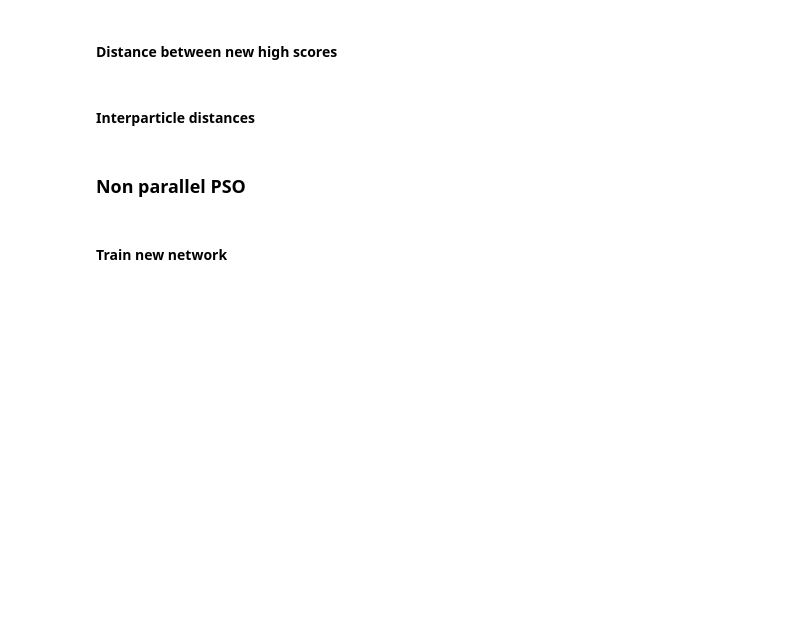
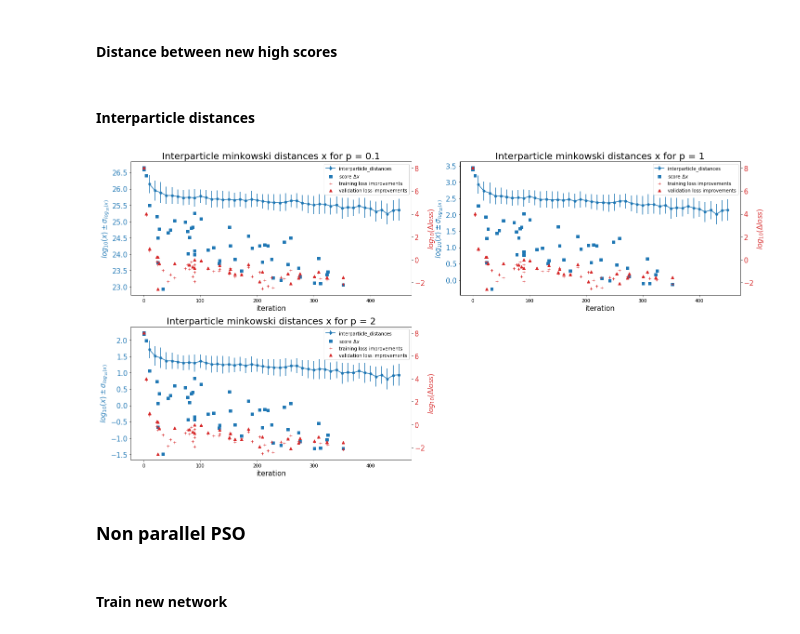
Before and after one commit to magnus-lindstrom/masters-project-galaxy-formation, a Jupyter notebook: code/pso_code/pso_general_purpose_notebook.ipynb, the cells around one changed output. Saved outputs shown, nothing was run; the diff lists cells and outputs as text; code cells hidden in the pictures; blank space fills up the shorter version.

```diff
--- a/code/pso_code/pso_general_purpose_notebook.ipynb
+++ b/code/pso_code/pso_general_purpose_notebook.ipynb
@@ -173,28 +175,10 @@ for mode_of_progress, data_type in zip(modes_of_progress, data_types):
         cv2.destroyAllWindows()
 # %% [markdown]
 #### Movie with all three loss conditions in same fig
-# %%
-model_name = '6x6_all-points_redshifts00_tanh_Halo_mass-Halo_mass_peak-Scale_peak_mass-Scale_half_mass-Halo_growth_rate_to_Stellar_mass-SFR_test_score5.48e-04'
-training_material = 'mock_observations' # 'mock_observations', 'real_observations'
-training = 'backprop_and_pso_trained' # 'pso_trained', 'backprop_trained', 'backprop_and_pso_trained'
-mode_of_progress = 'validation' # 'training', 'validation'
-data_type = 'val' # 'train', 'val'
-produce_images = False
-
-fourcc = cv2.VideoWriter_fourcc('M','J','P','G')
-frame_rate = 1
-
-# trained_networks/pso_trained/mock_observations/6x6_2.9e+04points_redshifts00_tanh_exp30_loss_minFilledBinFrac000_fq-ssfr-smf-shm_weights_0-1-1-2/validation_best/
-
-model_dir = '{}/trained_networks/{}/{}/{}/'.format(home_dir, training, training_material, model_name)
-folder = '{}figures_{}_weights/{}_data/all_losses/'.format(model_dir, mode_of_progress, data_type)
-
-dirs = list(os.walk(folder))
-print(dirs[0])
 # %%
-model_name = '6x6_all-points_redshifts00-01-02-05-10-20-30-40-60-80_tanh_Halo_mass-Halo_mass_peak-Scale_peak_mass-Scale_half_mass-Halo_growth_rate-Redshift_to_Stellar_mass-SFR_test_score5.91e-06'
+model_name = '7x7_allpoints_redshifts00_tanh_exp10_loss_Halo_mass-Halo_mass_peak-Scale_peak_mass-Scale_half_mass-Halo_growth_rate_minFilledBinFrac000_noCovPunishexp10_nrRedshiftPerEval-all_fq-ssfr-smf-shm_weights_1-1-1-2'
 training_material = 'mock_observations' # 'mock_observations', 'real_observations'
-training = 'backprop_and_pso_trained' # 'pso_trained', 'backprop_trained', 'backprop_and_pso_trained'
+training = 'pso_trained' # 'pso_trained', 'backprop_trained', 'backprop_and_pso_trained'
 modes_of_progress = ['validation'] # 'training', 'validation'
 data_types = ['val'] # 'train', 'val'
 produce_images = False
@@ -205,6 +189,7 @@ frame_rate = 1
 # trained_networks/pso_trained/mock_observations/6x6_2.9e+04points_redshifts00_tanh_exp30_loss_minFilledBinFrac000_fq-ssfr-smf-shm_weights_0-1-1-2/validation_best/
 
 model_dir = '{}/trained_networks/{}/{}/{}/'.format(home_dir, training, training_material, model_name)
+training_data_dict_model = pickle.load(open(model_dir + 'training_data_dict.p', 'rb'))
 
 for mode_of_progress, data_type in zip(modes_of_progress, data_types):
     mode_of_progress_networks_dir = '{}{}_best/'.format(model_dir, mode_of_progress)
@@ -218,11 +203,8 @@ for mode_of_progress, data_type in zip(modes_of_progress, data_types):
 
             model_list = []
             for file in os.listdir(redshift_path):
-                if file == 'training_data_dict.p':
-                    training_data_dict_model = pickle.load(open(mode_of_progress_networks_dir + file, 'rb'))
-                else:
-                    nr = file[5:-3]
-                    model_list.append([file, int(nr)])
+                nr = file[5:-3]
+                model_list.append([file, int(nr)])
 
             model_list.sort(key=itemgetter(1))
 
@@ -290,9 +272,9 @@ score_hist_dict = pickle.load(open(score_hist_path, 'rb'))
 
 print(score_hist_dict)
 # %%
-model_name = '6x6_all-points_redshifts00-01-02-05-10-20-30-40-60-80_tanh_Halo_mass-Halo_mass_peak-Scale_peak_mass-Scale_half_mass-Halo_growth_rate-Redshift_to_Stellar_mass-SFR_test_score5.91e-06'
+model_name = '7x7_allpoints_redshifts00_tanh_exp10_loss_Halo_mass-Halo_mass_peak-Scale_peak_mass-Scale_half_mass-Halo_growth_rate_minFilledBinFrac000_noCovPunishexp10_nrRedshiftPerEval-all_fq-ssfr-smf-shm_weights_1-1-1-2'
 training_material = 'mock_observations' # 'mock_observations', 'real_observations'
-training = 'backprop_and_pso_trained' # 'pso_trained', 'backprop_trained', 'backprop_and_pso_trained'
+training = 'pso_trained' # 'pso_trained', 'backprop_trained', 'backprop_and_pso_trained'
 figure_scale = 'linear' # 'linear', 'log', 'symlog', 'logit'
 iterations_skipped = 1
 distance_color = 'tab:blue'
@@ -380,36 +362,38 @@ for i_iteration, iteration in enumerate(iteration_list):
         std_p_two.append(np.std(p_two_list[i_iteration]))
 
 interparticle_plot_pairs = [[mean_dist_p_point_one, std_p_point_one], [mean_dist_p_one, std_p_one], [mean_dist_p_two, std_p_two]]
 score_dist_plots = [dist_moved_p_point_one, dist_moved_p_one, dist_moved_p_two]
 titles = ['Interparticle minkowski distances x for p = 0.1', 'Interparticle minkowski distances x for p = 1', 'Interparticle minkowski distances x for p = 2']
 legend_entries = ['interparticle_distances', 'score $\Delta x$', 'training loss improvements', 'validation loss improvements']
 x_label = 'iteration'
 y_label_interparticle_dists = '$log_{10}(x)\pm\sigma_{log_{10}(x)}$'
-y_label_scores = '$log_{10}(\Delta_{score})$'
+y_label_scores = '$log_{10}(\Delta loss)$'
 
 fig_dist = plt.figure(figsize=(20,10))
 
 for i, (mean_dist, stds) in enumerate(interparticle_plot_pairs):
     ax1 = plt.subplot(2,2,i+1)
     interpart_dist_line = ax1.errorbar(iteration_list, mean_dist, yerr=stds, fmt=part_dist_sym, markersize=5, color=distance_color)
     score_dist_line, = ax1.plot(score_hist_dict['iterations_train_best'][1:], score_dist_plots[i], score_dist_sym, color=distance_color)
 #     ax1.set_yscale(figure_scale)
     ax1.tick_params(axis='y', labelcolor=distance_color, labelsize=15)
     ax1.set_ylabel(y_label_interparticle_dists, color=distance_color, fontsize=15)
     ax1.set_xlabel(x_label, fontsize=15)
 
     ax2 = ax1.twinx()
-    train_imp_line, = ax2.plot(score_hist_dict['iterations_train_best'][1:], training_score_improvements, train_score_sym, color=score_improvements_color)
-    val_imp_line, = ax2.plot(score_hist_dict['iterations_val_best'][1:], validation_score_improvements, val_score_sym, color=score_improvements_color)
+    train_imp_line, = ax2.plot(score_hist_dict['iterations_train_best'][4:], training_score_improvements[3:], train_score_sym, color=score_improvements_color)
+    val_imp_line, = ax2.plot(score_hist_dict['iterations_val_best'][4:], validation_score_improvements[3:], val_score_sym, color=score_improvements_color)
     ax2.tick_params(axis='y', labelcolor=score_improvements_color, labelsize=15)
     ax2.set_ylabel(y_label_scores, color=score_improvements_color, fontsize=15)
 
     plt.legend([interpart_dist_line, score_dist_line, train_imp_line, val_imp_line], legend_entries)
 
     plt.title(titles[i], fontsize=20)
 
 plt.tight_layout()
 plt.show()
+# %% [output]
+[figure, added]
 # %%
 fig_dist.savefig(trained_networks_path + '{}/{}/{}/distance_fig.png'.format(training, training_material, model_name), bbox_inches = 'tight')
 # %%
```
Also changed, not shown: parts of 1 cell of this notebook, 6 other files.
